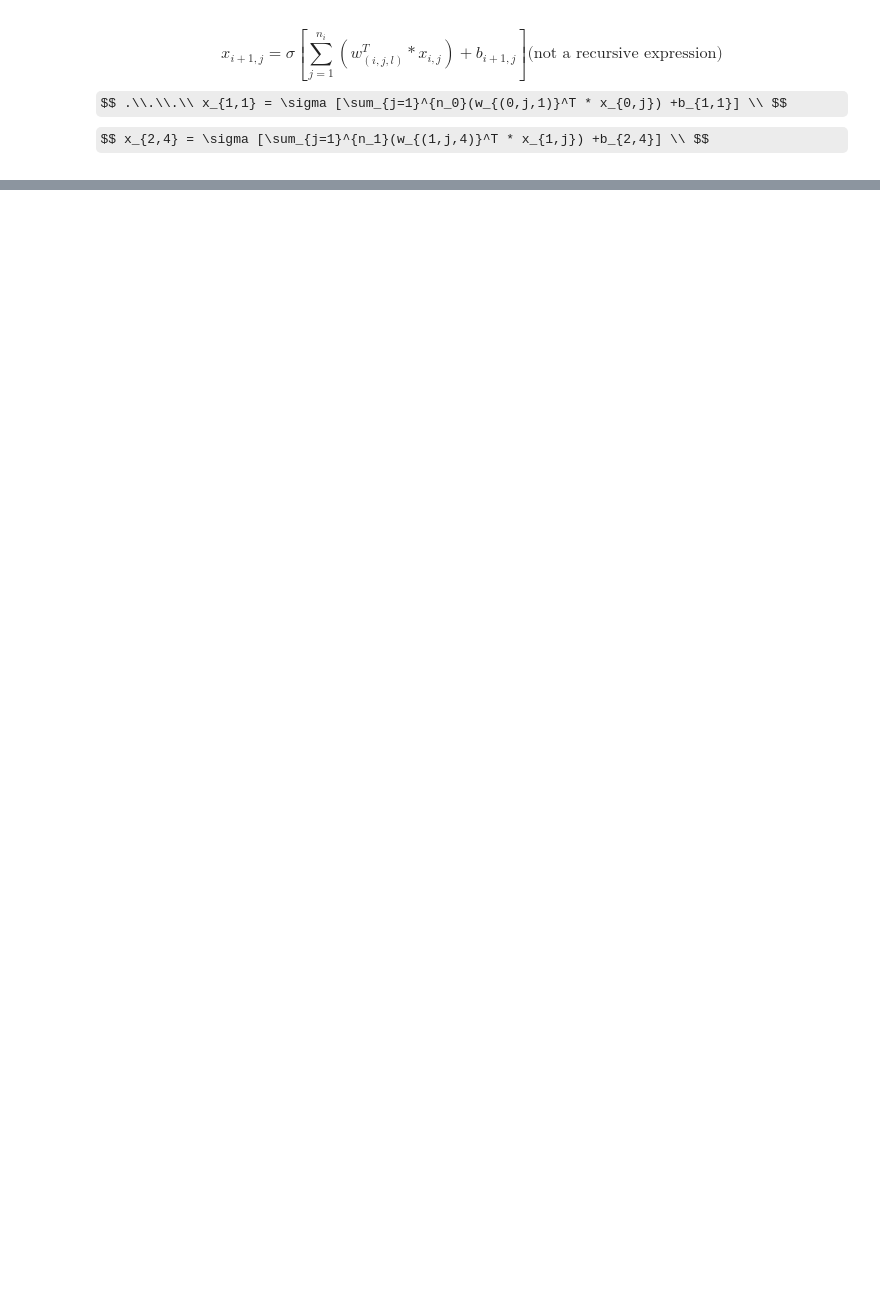
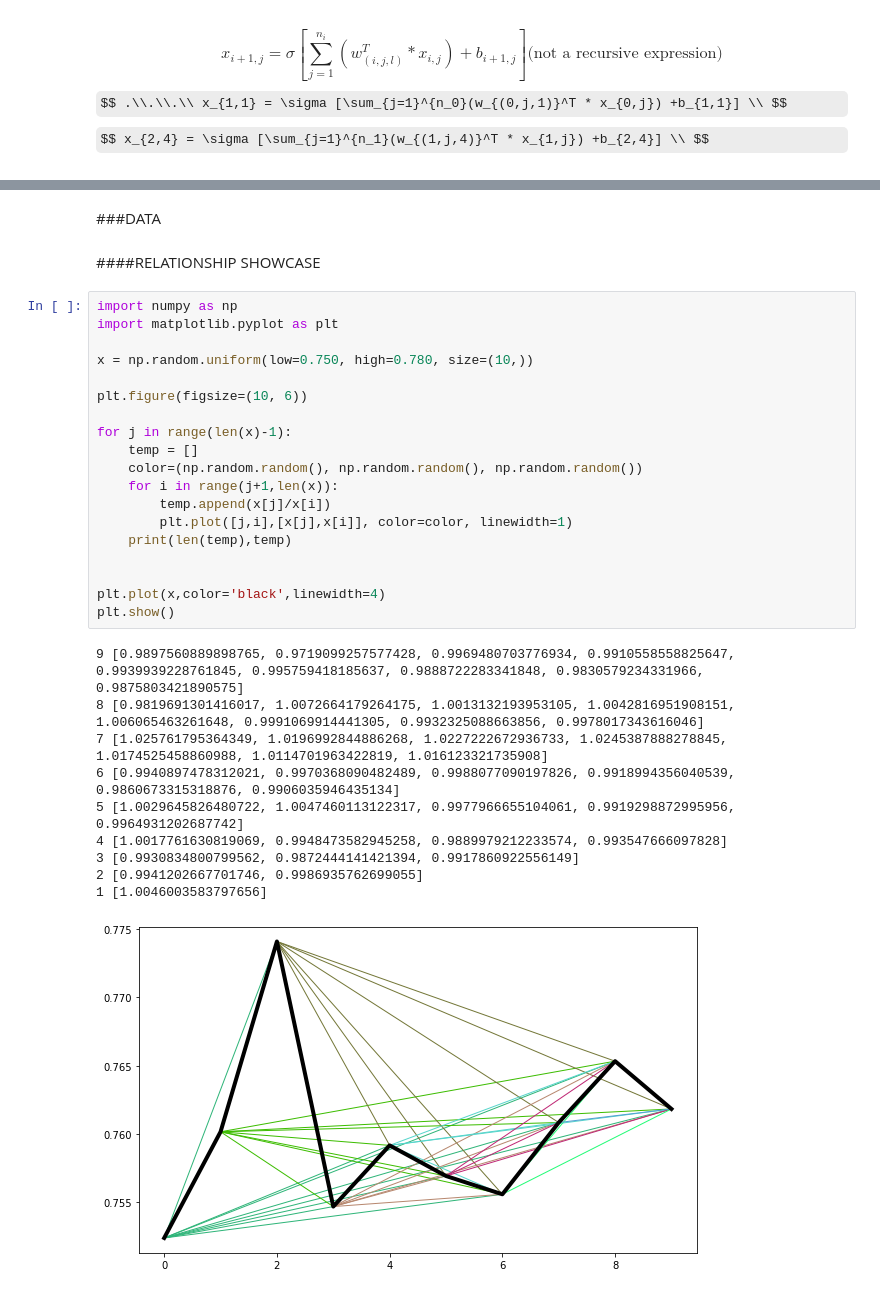
Before and after one commit to DanielSchussmann/Seminar, a Jupyter notebook: Seminar.ipynb, the cells around one changed output, grey strips where cells are left out. Saved outputs shown, nothing was run; the diff lists cells and outputs as text; some formulas as TeX source; blank space fills up the shorter version.

```diff
--- a/Seminar.ipynb
+++ b/Seminar.ipynb
@@ -49,0 +79,34 @@ print(tf.keras.utils.normalize(raw_data))
+# %% [markdown]
+###DATA
+# %% [markdown]
+####RELATIONSHIP SHOWCASE
+# %%
+import numpy as np
+import matplotlib.pyplot as plt
+
+x = np.random.uniform(low=0.750, high=0.780, size=(10,))
+
+plt.figure(figsize=(10, 6))
+
+for j in range(len(x)-1):
+    temp = []
+    color=(np.random.random(), np.random.random(), np.random.random())
+    for i in range(j+1,len(x)):
+        temp.append(x[j]/x[i])
+        plt.plot([j,i],[x[j],x[i]], color=color, linewidth=1)
+    print(len(temp),temp)
+
+
+plt.plot(x,color='black',linewidth=4)
+plt.show()
+# %% [output]
+9 [0.9897560889898765, 0.9719099257577428, 0.9969480703776934, 0.9910558558825647, 0.9939939228761845, 0.995759418185637, 0.9888722283341848, 0.9830579234331966, 0.9875803421890575]
+8 [0.9819691301416017, 1.0072664179264175, 1.0013132193953105, 1.0042816951908151, 1.006065463261648, 0.9991069914441305, 0.9932325088663856, 0.9978017343616046]
+7 [1.025761795364349, 1.0196992844886268, 1.0227222672936733, 1.0245387888278845, 1.0174525458860988, 1.0114701963422819, 1.016123321735908]
+6 [0.9940897478312021, 0.9970368090482489, 0.9988077090197826, 0.9918994356040539, 0.9860673315318876, 0.9906035946435134]
+5 [1.0029645826480722, 1.0047460113122317, 0.9977966655104061, 0.9919298872995956, 0.9964931202687742]
+4 [1.0017761630819069, 0.9948473582945258, 0.9889979212233574, 0.993547666097828]
+3 [0.9930834800799562, 0.9872444141421394, 0.9917860922556149]
+2 [0.9941202667701746, 0.9986935762699055]
+1 [1.0046003583797656]
+[figure, added]
```
Also changed, not shown: parts of 12 cells of this notebook.
